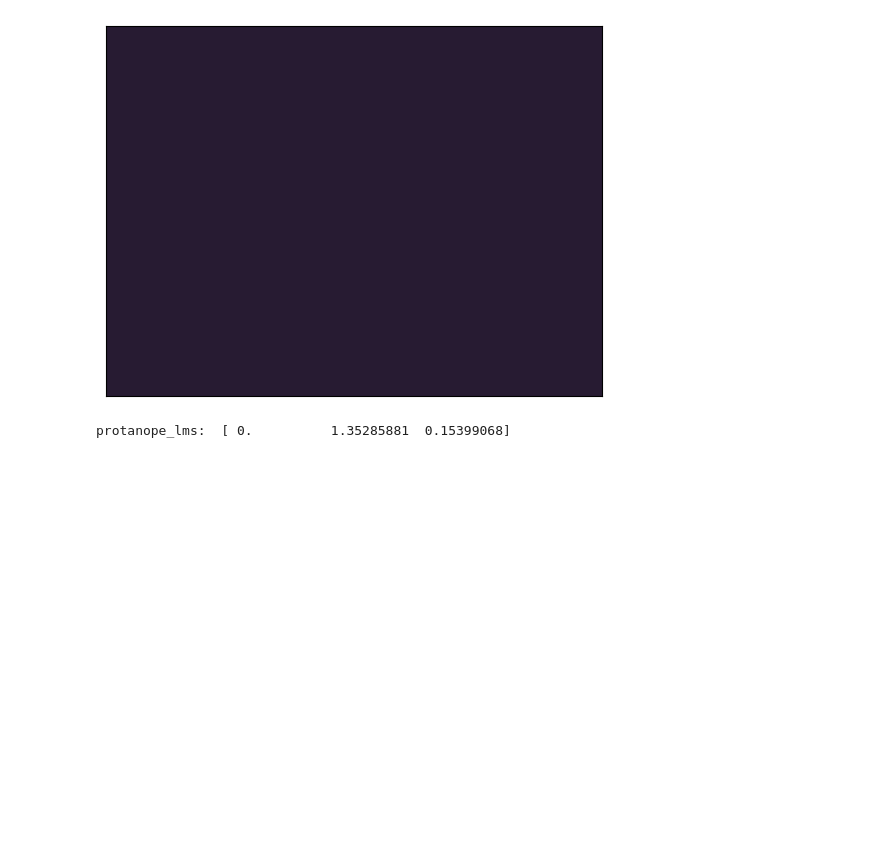
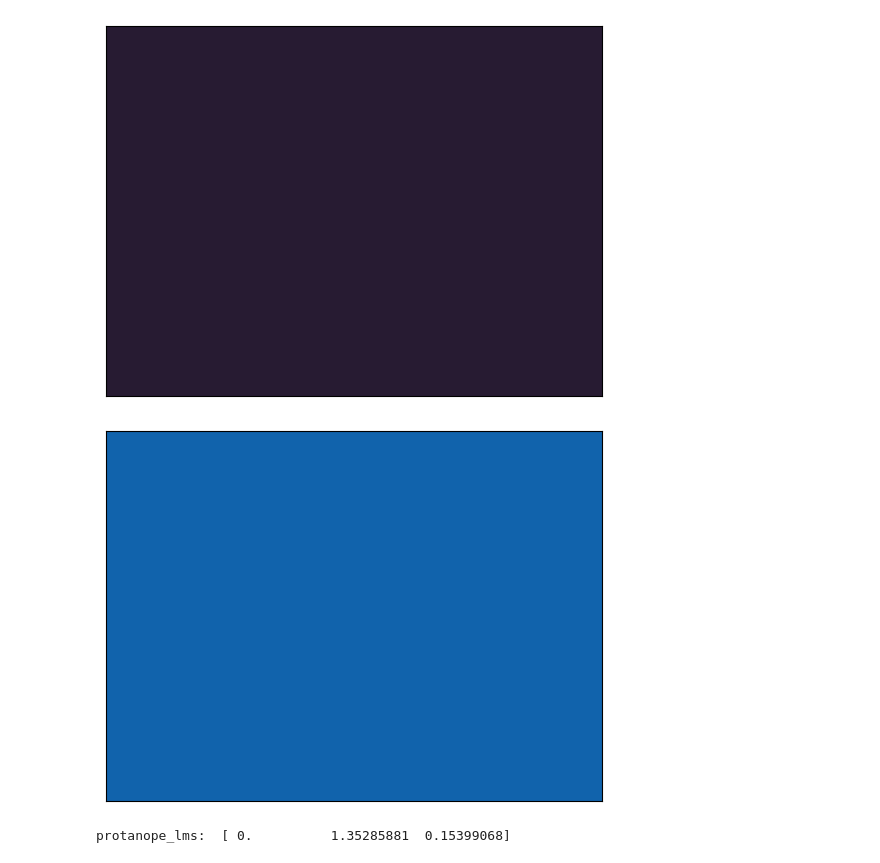
Before and after one commit to Object-Color-Solid-Render/ocsr-theory, a Jupyter notebook: SPD_recovery.ipynb, the cells around one changed output. Saved outputs shown, nothing was run; the diff lists cells and outputs as text; code cells hidden in the pictures; blank space fills up the shorter version.

```diff
--- a/SPD_recovery.ipynb
+++ b/SPD_recovery.ipynb
@@ -190,0 +242,25 @@ plot_color_square(bound(lms_to_rgb_transformation @ anomalous_lms_responses @ sp
+# %%
+# Extract LMS responses (cone fundamentals)
+lms_responses = np.vstack((
+    standard_trichromat.sensors[2].data,  # L cone
+    standard_trichromat.sensors[1].data,  # M cone
+    standard_trichromat.sensors[0].data   # S cone
+)) * illuminant.data
+
+# Normalize LMS responses
+lms_responses /= lms_responses.sum(axis=0, keepdims=True)
+
+lms = lms_responses @ spd_recovered
+
+# Convert to XYZ
+xyz = lms_to_xyz(lms)
+
+# Convert to RGB
+rgb = xyz_to_rgb(xyz)
+
+# Apply gamma correction
+rgb_corrected = apply_gamma_correction(rgb)
+
+plot_color_square(rgb_corrected)
+# %% [output]
+[figure, added]
```
Also changed, not shown: parts of 3 cells of this notebook.
